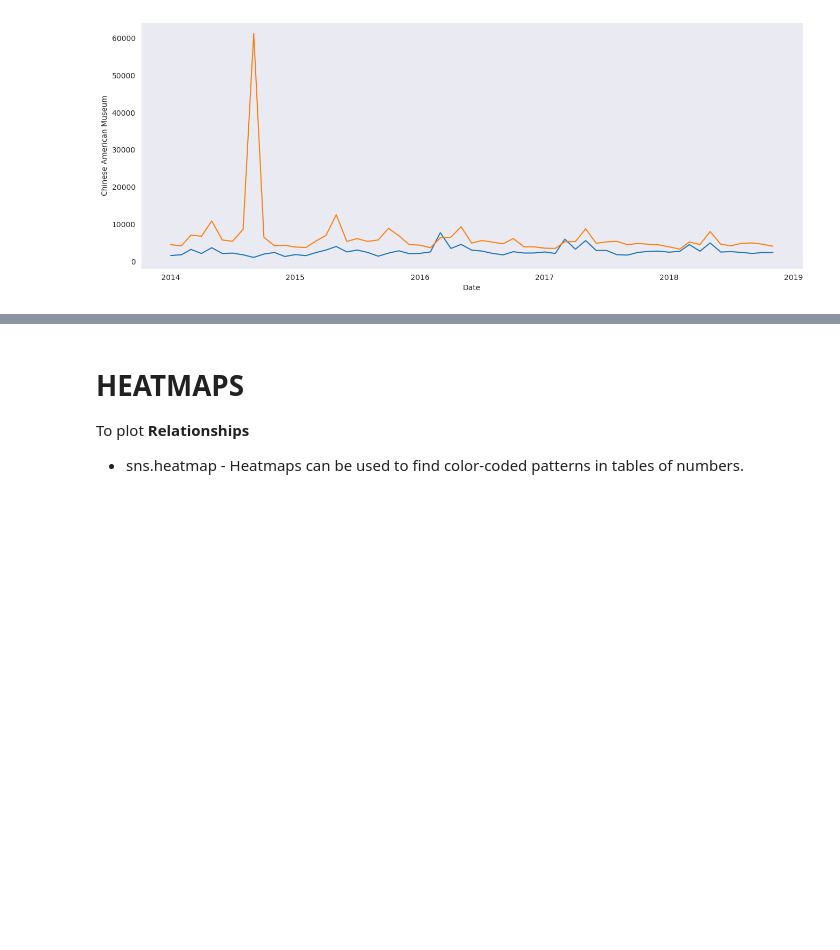
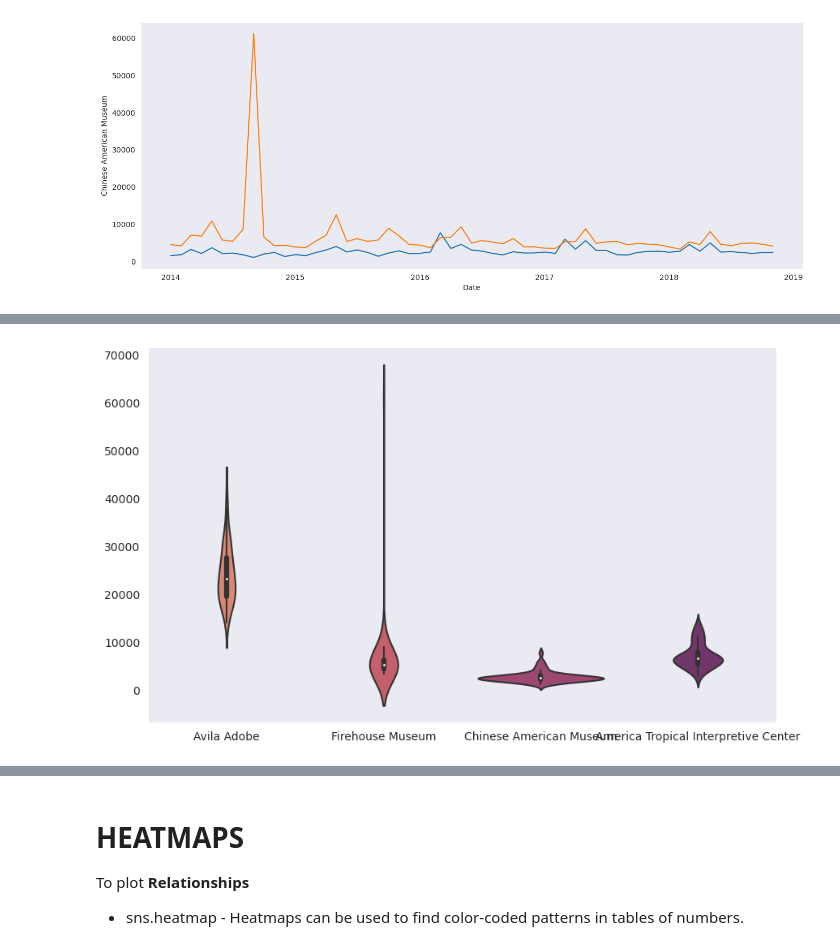
Before and after one commit to IqmanS/Machine-Learning-Notebooks, a Jupyter notebook: seaborn_notebook/seaborn-notebook.ipynb, the cells around one changed output, grey strips where cells are left out. Saved outputs shown, nothing was run; the diff lists cells and outputs as text; code cells hidden in the pictures; blank space fills up the shorter version.

```diff
--- a/seaborn_notebook/seaborn-notebook.ipynb
+++ b/seaborn_notebook/seaborn-notebook.ipynb
@@ -67,3 +84,8 @@ sns.lineplot(museum_data['Firehouse Museum']);
+# %%
+plt.figure(figsize=(10,6))
+sns.violinplot(data=museum_data,orient="v",palette="flare");
+# %% [output]
+[figure, added]
 # %% [markdown]
 # **BAR CHARTS**
 To plot **Relationships**
```
Also changed, not shown: parts of 10 cells of this notebook.
